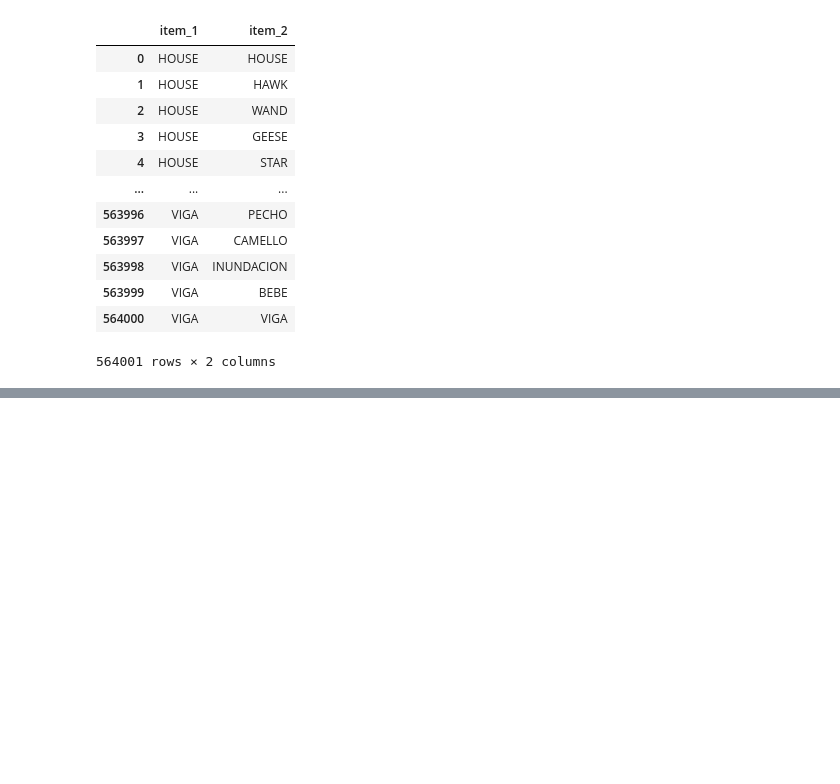
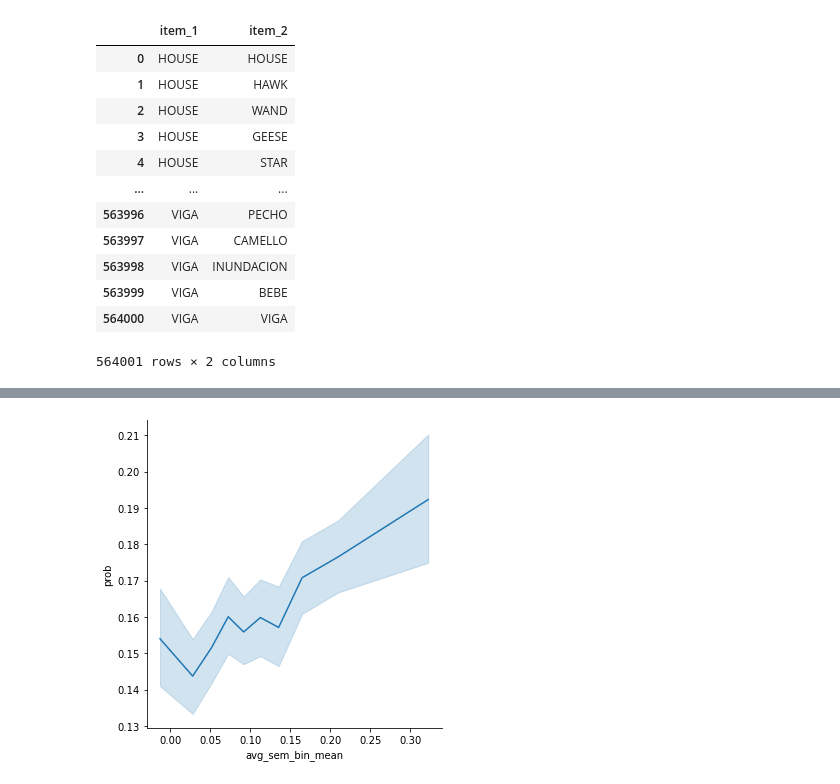
Before and after one commit to pennmem/pybeh_pd, a Jupyter notebook: FR1_analyses.ipynb, the cells around one changed output, grey strips where cells are left out. Cells and saved outputs as stored; diff of their text form; code cells hidden in the pictures; blank space fills up the shorter version.

```diff
--- a/FR1_analyses.ipynb
+++ b/FR1_analyses.ipynb
@@ -103,7 +118,9 @@ g = sns.catplot(x='sem_bin', y='prob', kind='point',
 # %%
 #using average bin value
 pb_sem_crp['avg_sem_bin_mean'] = pb_sem_crp.groupby('sem_bin')['sem_bin_mean'].transform('mean')
-g = sns.lineplot(x='avg_sem_bin_mean', y='prob', data=pb_sem_crp)
+g = sns.relplot(x='avg_sem_bin_mean', y='prob', data=pb_sem_crp, kind='line')
+# %% [output]
+[figure, added]
 # %%
 pb_sem_dist_fact = events_new.groupby("subject").apply(pb.pd_dist_fact,
                                                        rec_itemnos=None,
```
Also changed, not shown: parts of 4 cells of this notebook.
